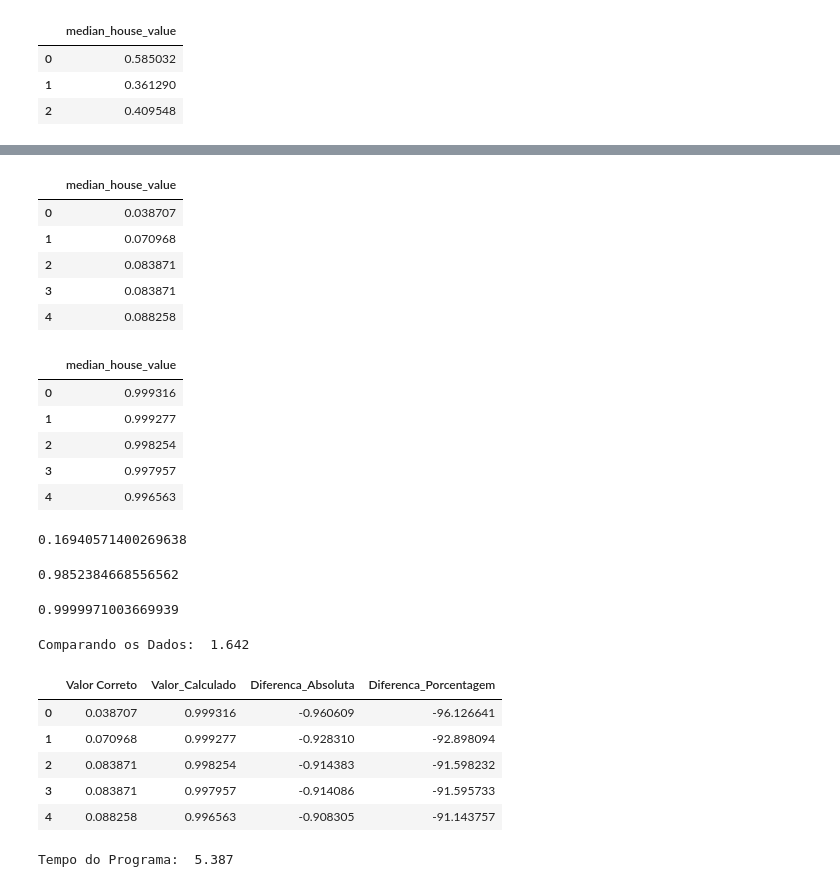
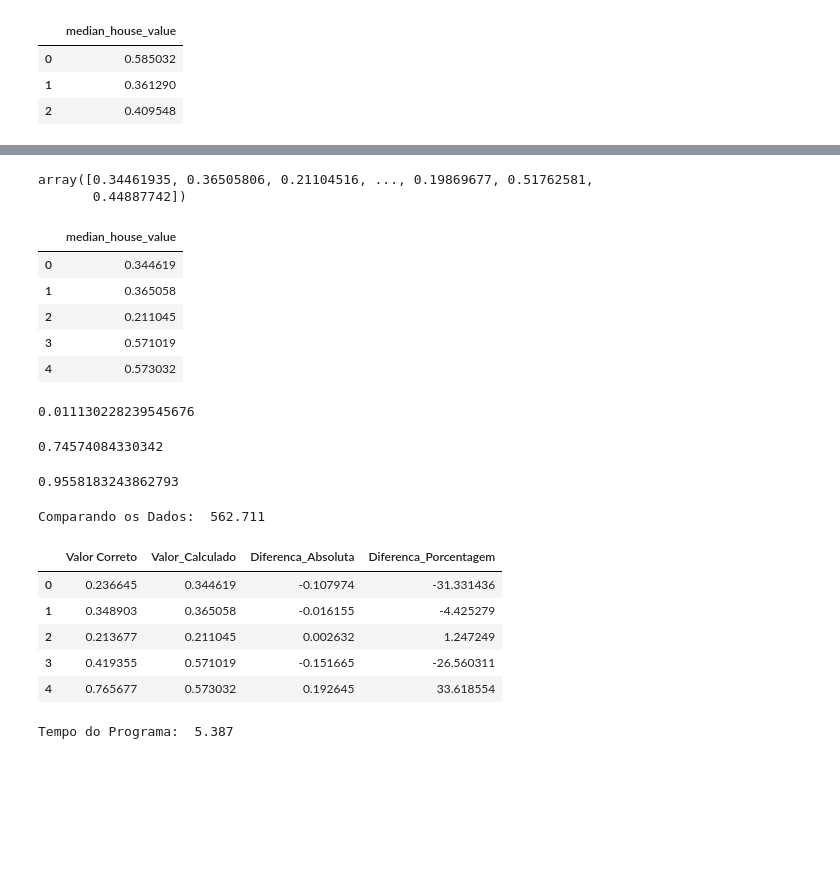
Before and after one commit to lucasrodrigues10/IA_Python, a Jupyter notebook: Trabalho_IA.ipynb, the cells around one changed output, grey strips where cells are left out. Saved outputs shown, nothing was run; the diff lists cells and outputs as text; code cells hidden in the pictures; blank space fills up the shorter version.

```diff
--- a/Trabalho_IA.ipynb
+++ b/Trabalho_IA.ipynb
@@ -73,11 +109,11 @@ dados.head(3)
 | 2 | -122.26 | 37.84 | 50.0 | 2239.0 | 455.0 | 990.0 | 419.0 | ... |
 # %%
 # normaliza dados
-colunas = dados.columns
+colunas = features.columns
 min_max_scaler = preprocessing.MinMaxScaler()
-x_scaled = min_max_scaler.fit_transform(dados.values.astype(float))
-dados = pd.DataFrame(x_scaled)
-dados.columns = colunas
+x_scaled = min_max_scaler.fit_transform(features.values.astype(float))
+features = pd.DataFrame(x_scaled)
+features.columns = colunas
 
 #normaliza target
 colunas = target.columns
@@ -114 +138,4 @@ target_treino = target_treino.sort_values(by='median_house_value').reset_index(d
+# %%
+# separa o dataframe: dados_treino = 0 - 40%  dados_validacao = 40 - 100%
+features_treino, features_teste, target_treino, target_teste = model_selection.train_test_split(features, target, test_size=0.4, random_state=101)
 # %%
@@ -151,6 +178,6 @@ print('Predicao dos Dados: ', round(time.time() - tempo_inicial, 3))
 #clf = svm.SVR() # 6922054605.659882
 clf = ensemble.BaggingRegressor()
 #clf = linear_model.SGDRegressor() # infinito
-clf.fit(dados_treino.values, target_treino.values.ravel())
-target_predicao = clf.predict(dados_validacao)
+clf.fit(features_treino.values, target_treino.values.ravel())
+predicao = clf.predict(features_teste)
 # %% [output]
@@ -158,53 +185,49 @@ Predicao dos Dados:  1.119
-# %%
-target_validacao = target_validacao.sort_values(by=['median_house_value']).reset_index(drop=True)
-target_validacao.head()
-# %% [output]
-|  | median_house_value |
-| 0 | 0.038707 |
-| 1 | 0.070968 |
-| 2 | 0.083871 |
-| 3 | 0.083871 |
-| 4 | 0.088258 |
+# %%
+predicao
+# %% [output]
+array([0.34461935, 0.36505806, 0.21104516, ..., 0.19869677, 0.51762581,
+       0.44887742])
 # %%
-target_predicao = [float(i) for i in target_predicao]
-target_predicao = pd.DataFrame(data=target_predicao,columns=['median_house_value']).sort_values(by=['median_house_value'],ascending=False).reset_index(drop=True)
-target_predicao.head()
+# array -> dataframe
+predicao = [float(i) for i in predicao]
+predicao = pd.DataFrame(data=predicao,columns=['median_house_value']).reset_index(drop=True)
+predicao.head()
 # %% [output]
 |  | median_house_value |
-| 0 | 0.999316 |
-| 1 | 0.999277 |
-| 2 | 0.998254 |
-| 3 | 0.997957 |
-| 4 | 0.996563 |
+| 0 | 0.344619 |
+| 1 | 0.365058 |
+| 2 | 0.211045 |
+| 3 | 0.571019 |
+| 4 | 0.573032 |
 # %%
-sklearn.metrics.mean_squared_error(target_validacao, target_predicao)
+sklearn.metrics.mean_squared_error(target_teste, predicao)
 # %% [output]
-0.16940571400269638
+0.011130228239545676
 # %%
-clf.score(dados_validacao, target_validacao)
+clf.score(features_teste, target_teste)
 # %% [output]
-0.9852384668556562
+0.74574084330342
 # %%
-clf.score(dados_treino, target_treino)
+clf.score(features_treino, target_treino)
 # %% [output]
-0.9999971003669939
+0.9558183243862793
 # %%
-# compara os dados
+# cria um dataframe para comparar os dados e confirmar se fiz sertu
 print('Comparando os Dados: ', round(time.time() - tempo_inicial, 3))
-resultado = target_validacao.reset_index(drop=True).copy()
-resultado['predicao'] = target_predicao['median_house_value']
+resultado = target_teste.reset_index(drop=True).copy()
+resultado['predicao'] = predicao['median_house_value']
 resultado = resultado.rename(index=str, columns={'median_house_value': 'Valor Correto', 'predicao': 'Valor_Calculado'})
 resultado['Diferenca_Absoluta'] = resultado['Valor Correto'] - resultado['Valor_Calculado']
 resultado['Diferenca_Porcentagem'] = (resultado['Valor Correto'] / resultado['Valor_Calculado'] - 1) * 100
 resultado.head()
 # %% [output]
-Comparando os Dados:  1.642
+Comparando os Dados:  562.711
 |  | Valor Correto | Valor_Calculado | Diferenca_Absoluta | Diferenca_Porcentagem |
-| 0 | 0.038707 | 0.999316 | -0.960609 | -96.126641 |
-| 1 | 0.070968 | 0.999277 | -0.928310 | -92.898094 |
-| 2 | 0.083871 | 0.998254 | -0.914383 | -91.598232 |
-| 3 | 0.083871 | 0.997957 | -0.914086 | -91.595733 |
-| 4 | 0.088258 | 0.996563 | -0.908305 | -91.143757 |
+| 0 | 0.236645 | 0.344619 | -0.107974 | -31.331436 |
+| 1 | 0.348903 | 0.365058 | -0.016155 | -4.425279 |
+| 2 | 0.213677 | 0.211045 | 0.002632 | 1.247249 |
+| 3 | 0.419355 | 0.571019 | -0.151665 | -26.560311 |
+| 4 | 0.765677 | 0.573032 | 0.192645 | 33.618554 |
 # %%
 # salva o resultado em um excel
 excel = pd.ExcelWriter(F"Resultado.xlsx")
```
Also changed, not shown: parts of 18 cells of this notebook, 2 other files.
